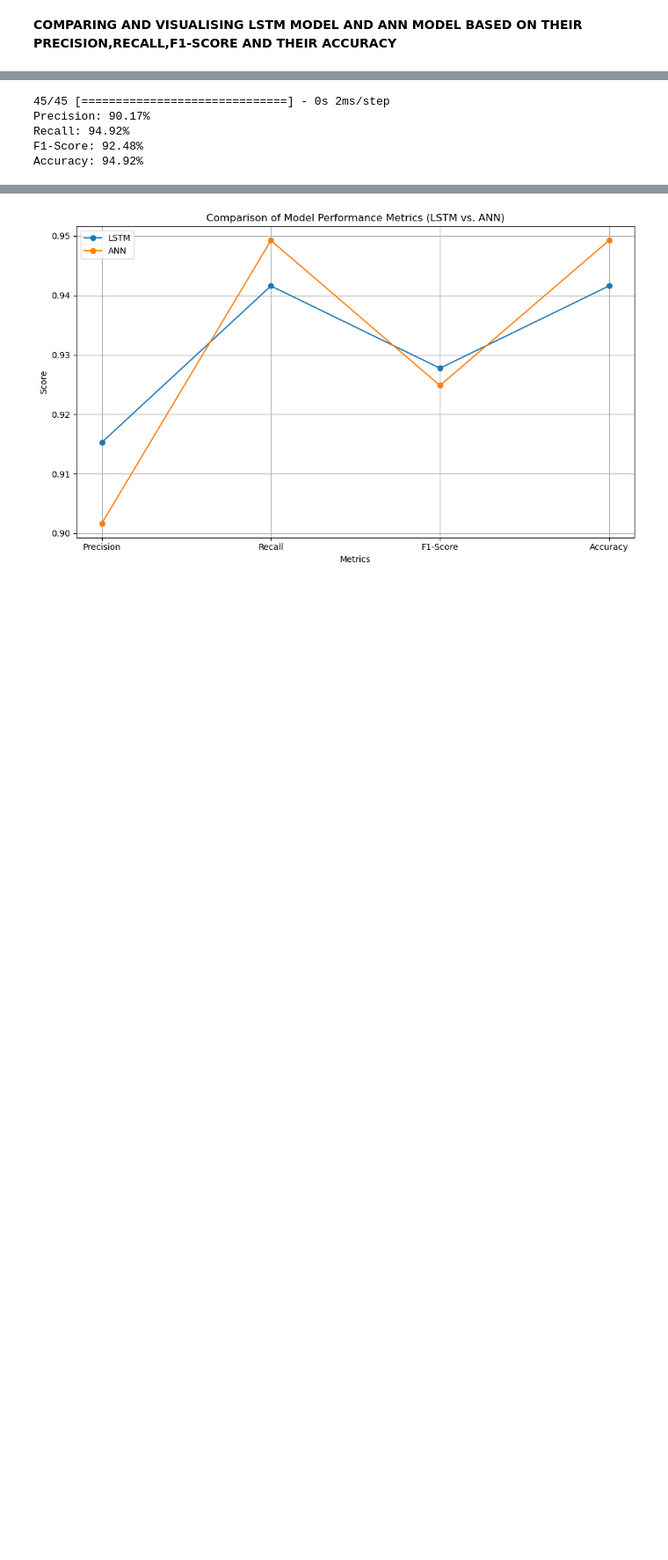
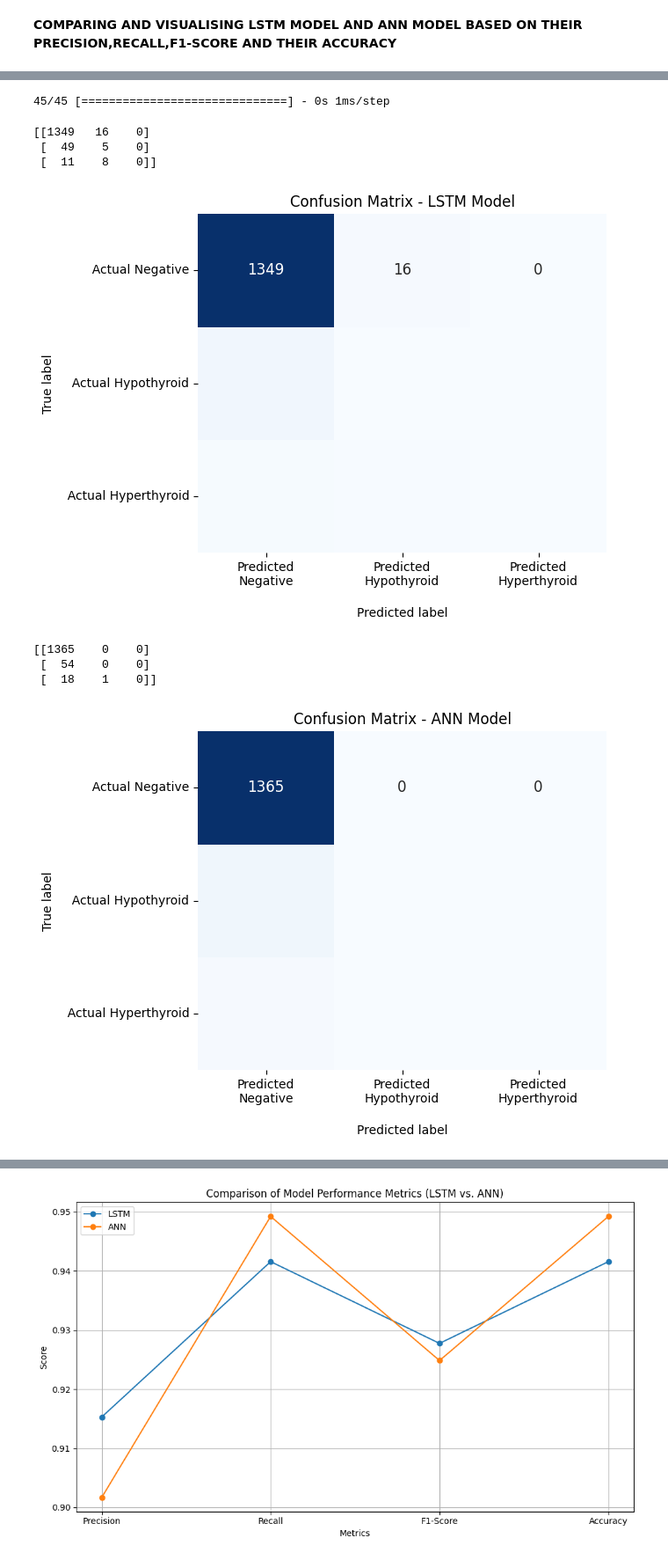
Before and after one commit to aashishops/Thyroid-Performance-Analysis, a Jupyter notebook: src/model_comp.ipynb, the cells around one changed output, grey strips where cells are left out. Shown at 88% size. Saved outputs shown, nothing was run; the diff lists cells and outputs as text; code cells hidden in the pictures; blank space fills up the shorter version.

```diff
--- a/src/model_comp.ipynb
+++ b/src/model_comp.ipynb
@@ -350,11 +392,17 @@ Accuracy: 94.16%
 # %%
 y_pred = ann.predict(X_test_scaled)
 y_pred_classes = (y_pred > 0.5).astype(int)
-y_test = np.array(y_test)
-results(y_test,y_pred_classes)
 # %% [output]
-45/45 [==============================] - 0s 2ms/step
-Precision: 90.17%
-Recall: 94.92%
-F1-Score: 92.48%
-Accuracy: 94.92%
+45/45 [==============================] - 0s 1ms/step
+# %%
+plot_confusion_matrix_for_model("LSTM Model", y_pred_binary, y_test, class_labels)
+plot_confusion_matrix_for_model("ANN Model", y_pred_classes, y_test, class_labels)
+# %% [output]
+[[1349   16    0]
+ [  49    5    0]
+ [  11    8    0]]
+[figure, added]
+[[1365    0    0]
+ [  54    0    0]
+ [  18    1    0]]
+[figure, added]
```
Also changed, not shown: parts of 20 cells of this notebook.
